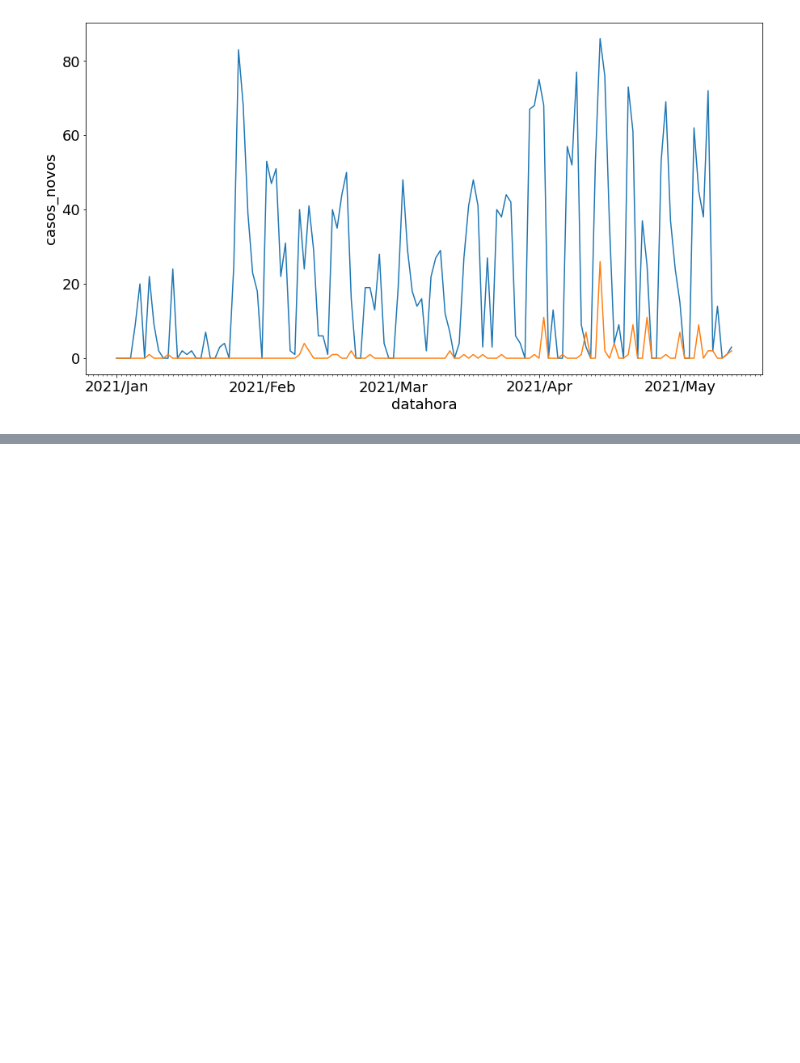
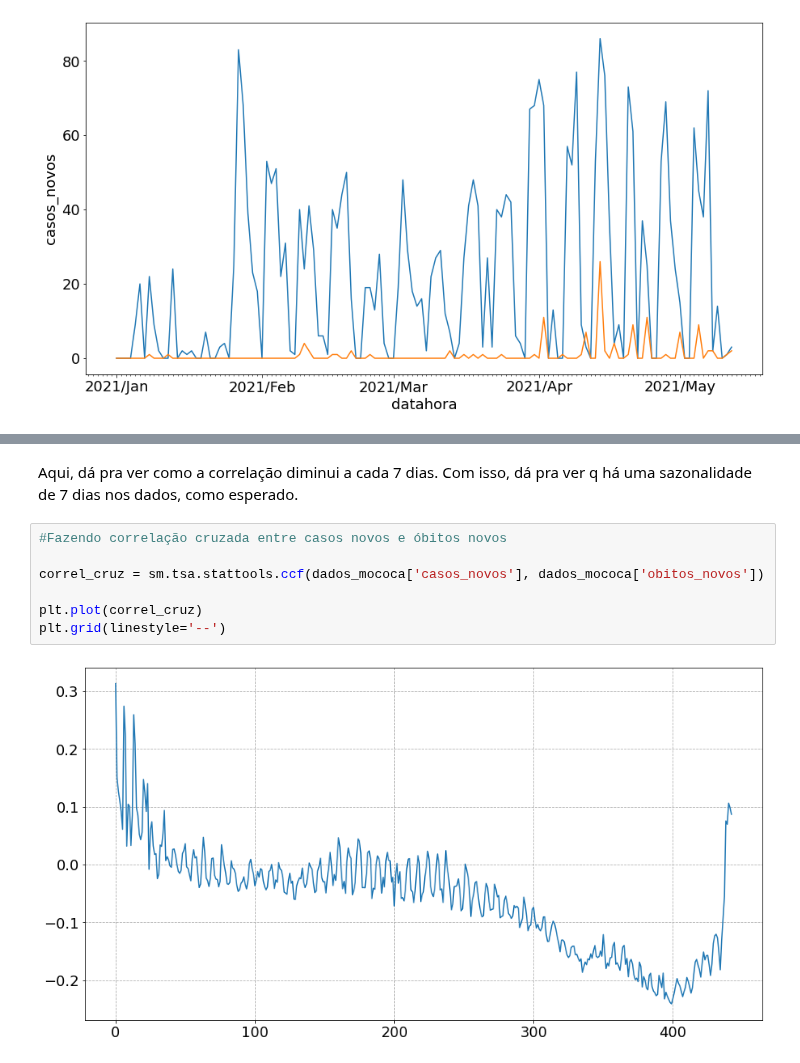
Before and after one commit to arturcgs/bootcamp-data-science-aplicada3, a Jupyter notebook: Aulas/Módulo_3.ipynb, the cells around one changed output, grey strips where cells are left out. Cells and saved outputs as stored; diff of their text form; blank space fills up the shorter version.

```diff
--- a/Aulas/Módulo_3.ipynb
+++ b/Aulas/Módulo_3.ipynb
@@ -251,0 +173,11 @@ dados_mococa_2021_shift_10_dias.head(20)
+# %% [markdown]
+Aqui, dá pra ver como a correlação diminui a cada 7 dias. Com isso, dá pra ver q há uma sazonalidade de 7 dias nos dados, como esperado.
+# %%
+#Fazendo correlação cruzada entre casos novos e óbitos novos
+
+correl_cruz = sm.tsa.stattools.ccf(dados_mococa['casos_novos'], dados_mococa['obitos_novos'])
+
+plt.plot(correl_cruz)
+plt.grid(linestyle='--')
+# %% [output]
+[figure, added]
```
Also changed, not shown: parts of 9 cells of this notebook.
